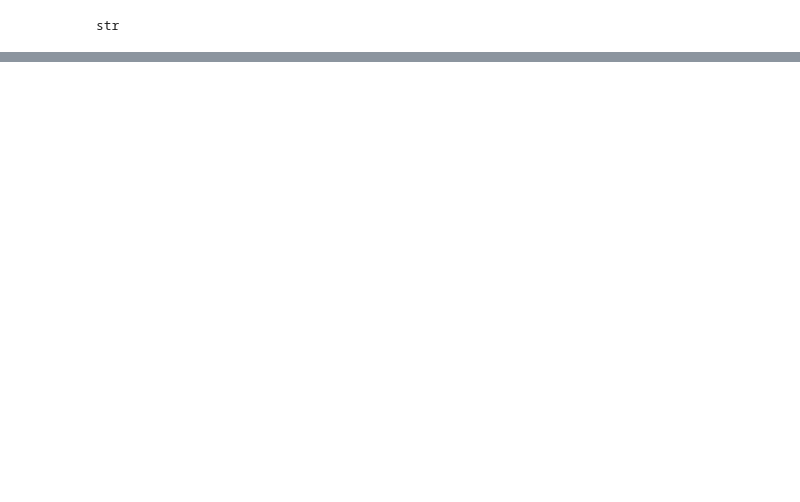
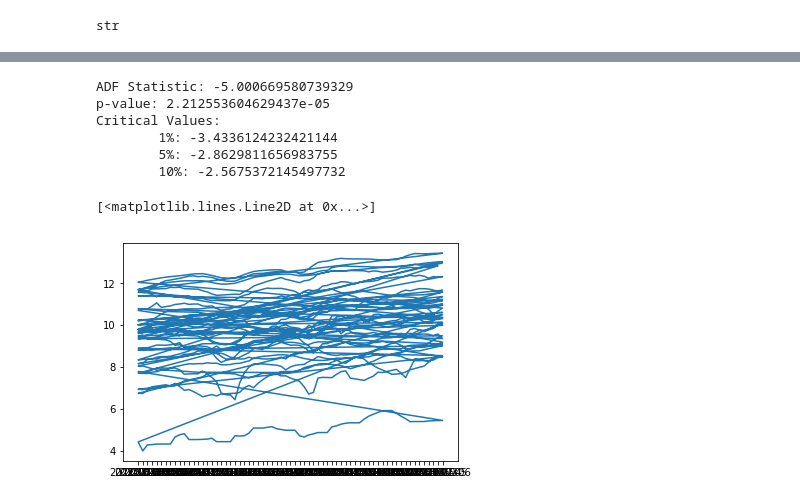
Before and after one commit to Nonoelle06/TechLabs-Covid, a Jupyter notebook: tests_scotti_new_set.ipynb, the cells around one changed output, grey strips where cells are left out. Cells and saved outputs as stored; diff of their text form; code cells hidden in the pictures; blank space fills up the shorter version.

```diff
--- a/tests_scotti_new_set.ipynb
+++ b/tests_scotti_new_set.ipynb
@@ -372,0 +509,5 @@ Name: countryterritoryCode, dtype: int64
+# %%
+df = pd.read_csv('newframe_shortened.csv')
+df.head()
+df.set_index('dateRep',inplace=True)
+print(df)
@@ -372,0 +544,20 @@ Name: countryterritoryCode, dtype: int64
+# %%
+result = adfuller(df['daily_vaccinations'])
+print('ADF Statistic: {}'.format(result[0]))
+print('p-value: {}'.format(result[1]))
+print('Critical Values:')
+for key, value in result[4].items():
+    print('\t{}: {}'.format(key, value))
+# %% [output]
+ADF Statistic: -5.000669580739329
+p-value: 2.212553604629437e-05
+Critical Values:
+        1%: -3.4336124232421144
+        5%: -2.8629811656983755
+        10%: -2.5675372145497732
+# %%
+df_log = np.log(df['daily_vaccinations'].astype('float'))
+plt.plot(df_log)
+# %% [output]
+[<matplotlib.lines.Line2D at 0x...>]
+[figure, added]
```
Also changed, not shown: parts of 48 cells of this notebook, 3 other files.
